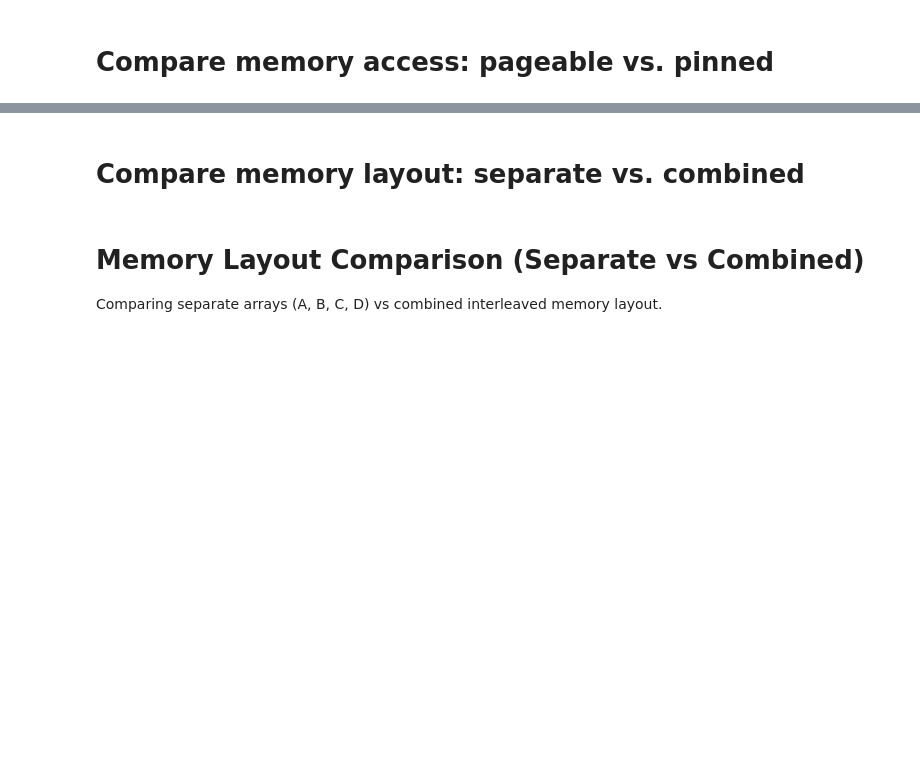
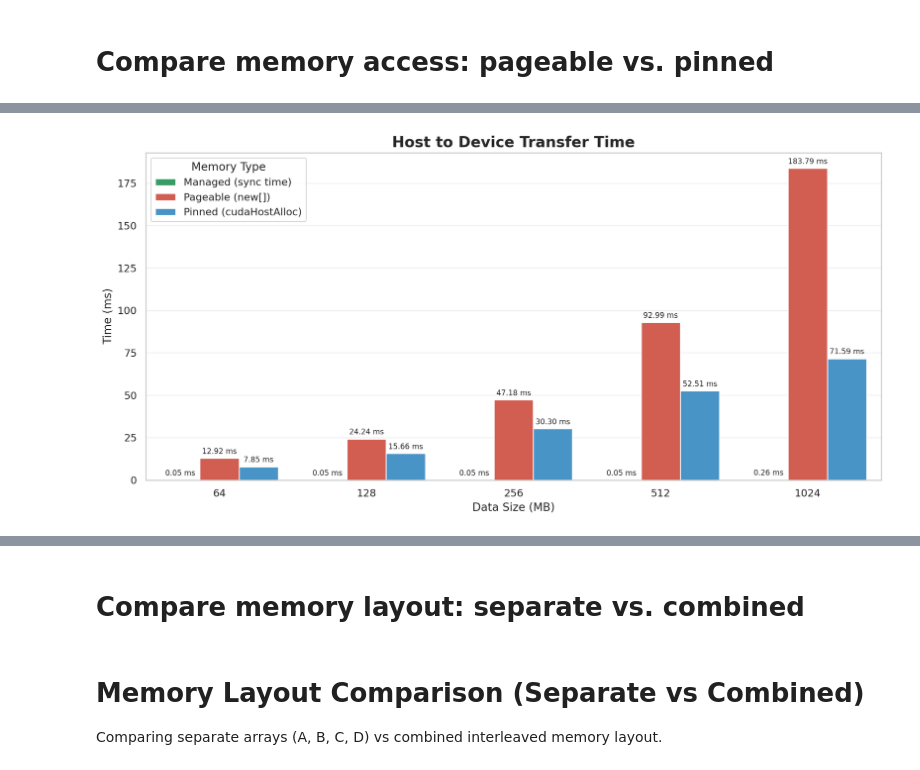
Before and after one commit to YuchengHuang313/ECE455, a Jupyter notebook: Proj/memory_comparison.ipynb, the cells around one changed output, grey strips where cells are left out. Saved outputs shown, nothing was run; the diff lists cells and outputs as text; code cells hidden in the pictures; blank space fills up the shorter version.

```diff
--- a/Proj/memory_comparison.ipynb
+++ b/Proj/memory_comparison.ipynb
@@ -50,22 +78,31 @@ df
 # %%
 # Host to Device Transfer Time
 fig, ax = plt.subplots(figsize=(12, 6) , dpi=200)
 sns.barplot(data=df, x='size_mb', y='h2d_ms', hue='memory_type',
-            palette=['#e74c3c', '#3498db', '#27ae60'], ax=ax)
+            palette={'Pageable': '#e74c3c', 'Pinned': '#3498db', 'Managed': '#27ae60'}, ax=ax)
 
 plt.title('Host to Device Transfer Time', fontsize=16, fontweight='bold')
 ax.set_ylabel('Time (ms)', fontsize=12)
 ax.set_xlabel('Data Size (MB)', fontsize=12)
-ax.legend(title='Memory Type', loc='upper left')
+
+# Update legend labels to clarify memory allocation methods
+handles, labels = ax.get_legend_handles_labels()
+label_map = {
+    'Pageable': 'Pageable (new[])',
+    'Pinned': 'Pinned (cudaHostAlloc)',
+    'Managed': 'Managed (sync time)'
+}
+labels = [label_map.get(label, label) for label in labels]
+ax.legend(handles, labels, title='Memory Type', loc='upper left')
 ax.grid(True, alpha=0.3, axis='y')
 
 # Add value labels
 for container in ax.containers:
     ax.bar_label(container, fmt='%.2f ms', padding=3, fontsize=8)
-
-
 plt.tight_layout()
 plt.show()
+# %% [output]
+[figure, added]
 # %%
 # Device to Host Transfer Time
 fig, ax = plt.subplots(figsize=(12, 6), dpi=200)
```
Also changed, not shown: parts of 12 cells of this notebook, 3 other files.
